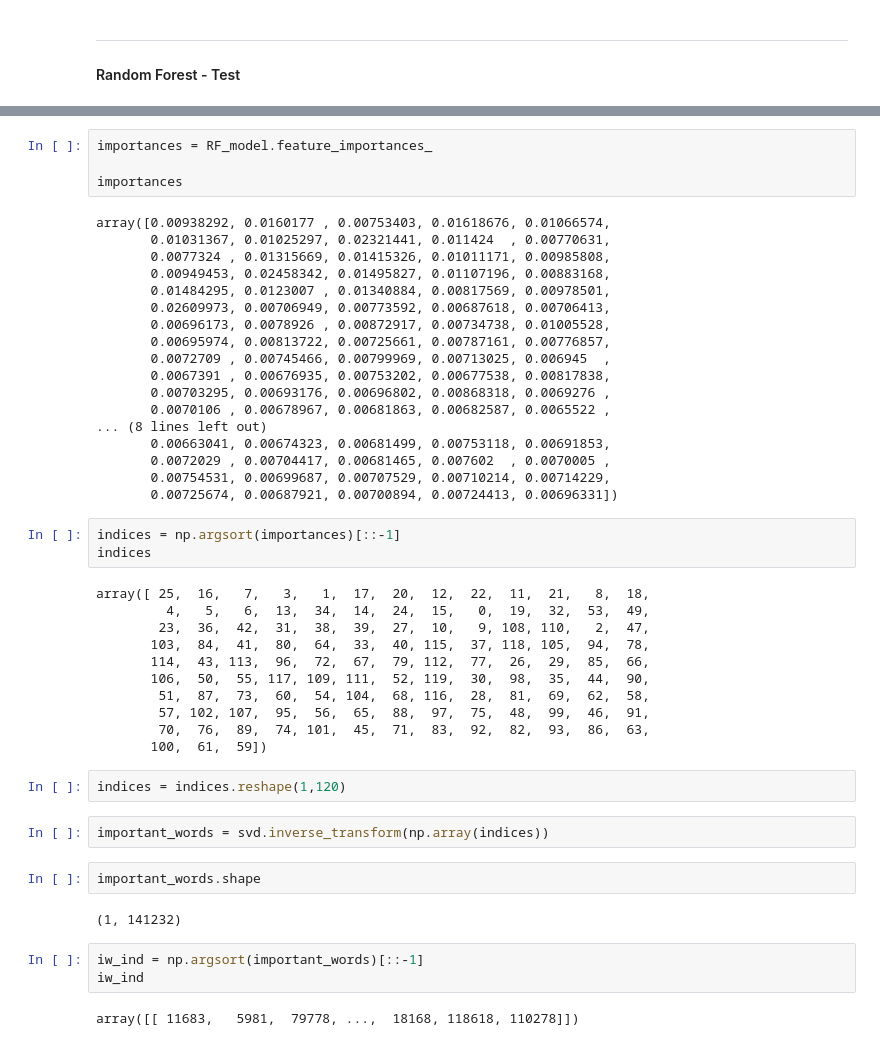
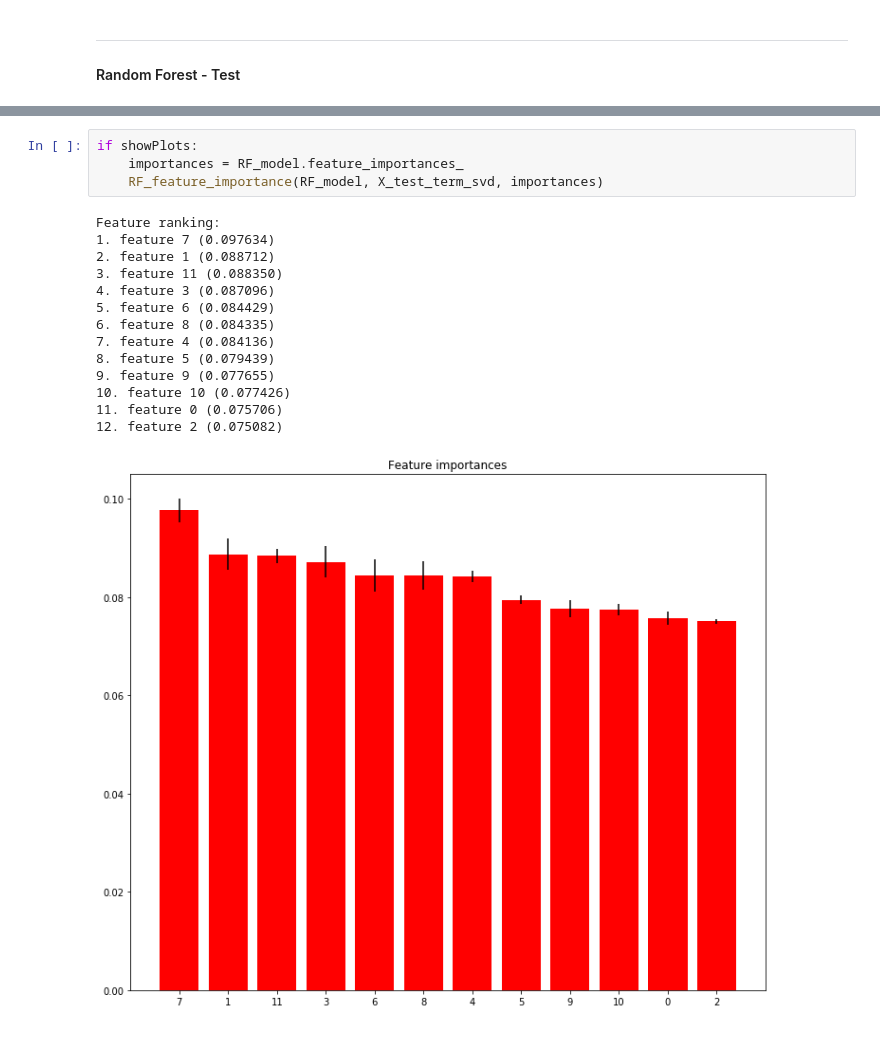
Before and after one commit to nReyna/capstone-VeCan-or-VeCant, a Jupyter notebook: RF_Yelp-VegFrnd.ipynb, the cells around one changed output, grey strips where cells are left out. Cells and saved outputs as stored; diff of their text form.

```diff
--- a/RF_Yelp-VegFrnd.ipynb
+++ b/RF_Yelp-VegFrnd.ipynb
@@ -303,49 +339,19 @@ Confusion matrix, without normalization
 # %%
-importances = RF_model.feature_importances_
-
-importances
+if showPlots:
+    importances = RF_model.feature_importances_
+    RF_feature_importance(RF_model, X_test_term_svd, importances)
 # %% [output]
-array([0.00938292, 0.0160177 , 0.00753403, 0.01618676, 0.01066574,
-       0.01031367, 0.01025297, 0.02321441, 0.011424  , 0.00770631,
-       0.0077324 , 0.01315669, 0.01415326, 0.01011171, 0.00985808,
-       0.00949453, 0.02458342, 0.01495827, 0.01107196, 0.00883168,
-       0.01484295, 0.0123007 , 0.01340884, 0.00817569, 0.00978501,
-       0.02609973, 0.00706949, 0.00773592, 0.00687618, 0.00706413,
-       0.00696173, 0.0078926 , 0.00872917, 0.00734738, 0.01005528,
-       0.00695974, 0.00813722, 0.00725661, 0.00787161, 0.00776857,
-       0.0072709 , 0.00745466, 0.00799969, 0.00713025, 0.006945  ,
-       0.0067391 , 0.00676935, 0.00753202, 0.00677538, 0.00817838,
-       0.00703295, 0.00693176, 0.00696802, 0.00868318, 0.0069276 ,
-       0.0070106 , 0.00678967, 0.00681863, 0.00682587, 0.0065522 ,
-... (8 lines left out)
-       0.00663041, 0.00674323, 0.00681499, 0.00753118, 0.00691853,
-       0.0072029 , 0.00704417, 0.00681465, 0.007602  , 0.0070005 ,
-       0.00754531, 0.00699687, 0.00707529, 0.00710214, 0.00714229,
-       0.00725674, 0.00687921, 0.00700894, 0.00724413, 0.00696331])
+Feature ranking:
+1. feature 7 (0.097634)
+2. feature 1 (0.088712)
+3. feature 11 (0.088350)
+4. feature 3 (0.087096)
+5. feature 6 (0.084429)
+6. feature 8 (0.084335)
+7. feature 4 (0.084136)
+8. feature 5 (0.079439)
+9. feature 9 (0.077655)
+10. feature 10 (0.077426)
+11. feature 0 (0.075706)
+12. feature 2 (0.075082)
+[figure, added]
-# %%
-indices = np.argsort(importances)[::-1]
-indices
-# %% [output]
-array([ 25,  16,   7,   3,   1,  17,  20,  12,  22,  11,  21,   8,  18,
-         4,   5,   6,  13,  34,  14,  24,  15,   0,  19,  32,  53,  49,
-        23,  36,  42,  31,  38,  39,  27,  10,   9, 108, 110,   2,  47,
-       103,  84,  41,  80,  64,  33,  40, 115,  37, 118, 105,  94,  78,
-       114,  43, 113,  96,  72,  67,  79, 112,  77,  26,  29,  85,  66,
-       106,  50,  55, 117, 109, 111,  52, 119,  30,  98,  35,  44,  90,
-        51,  87,  73,  60,  54, 104,  68, 116,  28,  81,  69,  62,  58,
-        57, 102, 107,  95,  56,  65,  88,  97,  75,  48,  99,  46,  91,
-        70,  76,  89,  74, 101,  45,  71,  83,  92,  82,  93,  86,  63,
-       100,  61,  59])
-# %%
-indices = indices.reshape(1,120)
-# %%
-important_words = svd.inverse_transform(np.array(indices))
-# %%
-important_words.shape
-# %% [output]
-(1, 141232)
-# %%
-iw_ind = np.argsort(important_words)[::-1]
-iw_ind
-# %% [output]
-array([[ 11683,   5981,  79778, ...,  18168, 118618, 110278]])
```
Also changed, not shown: parts of 69 cells of this notebook.
